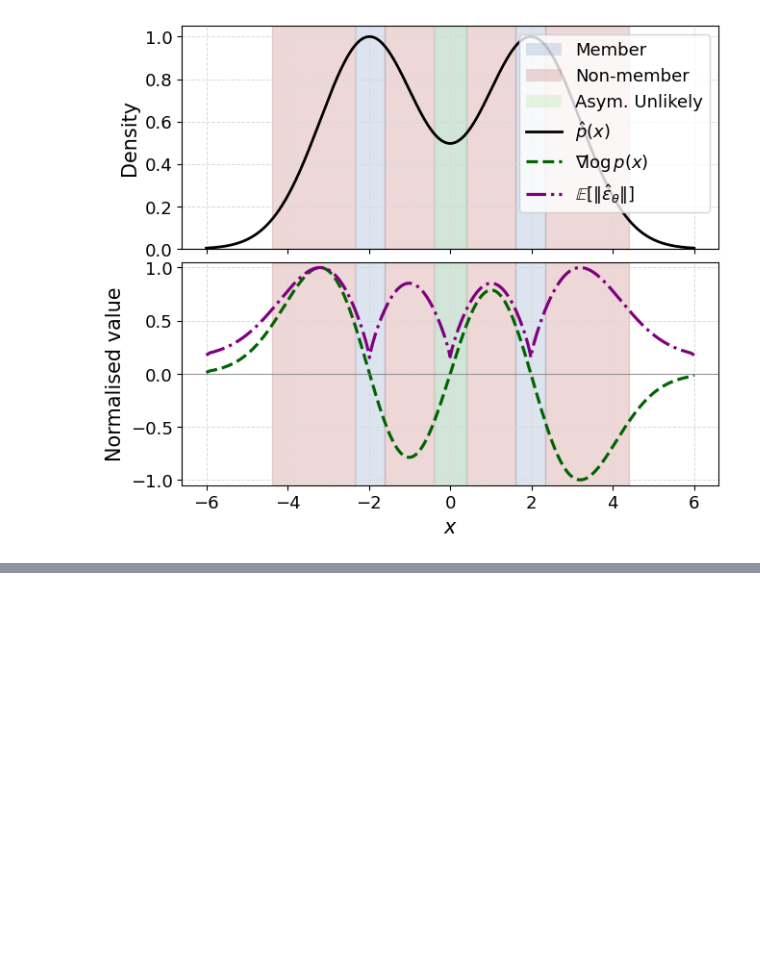
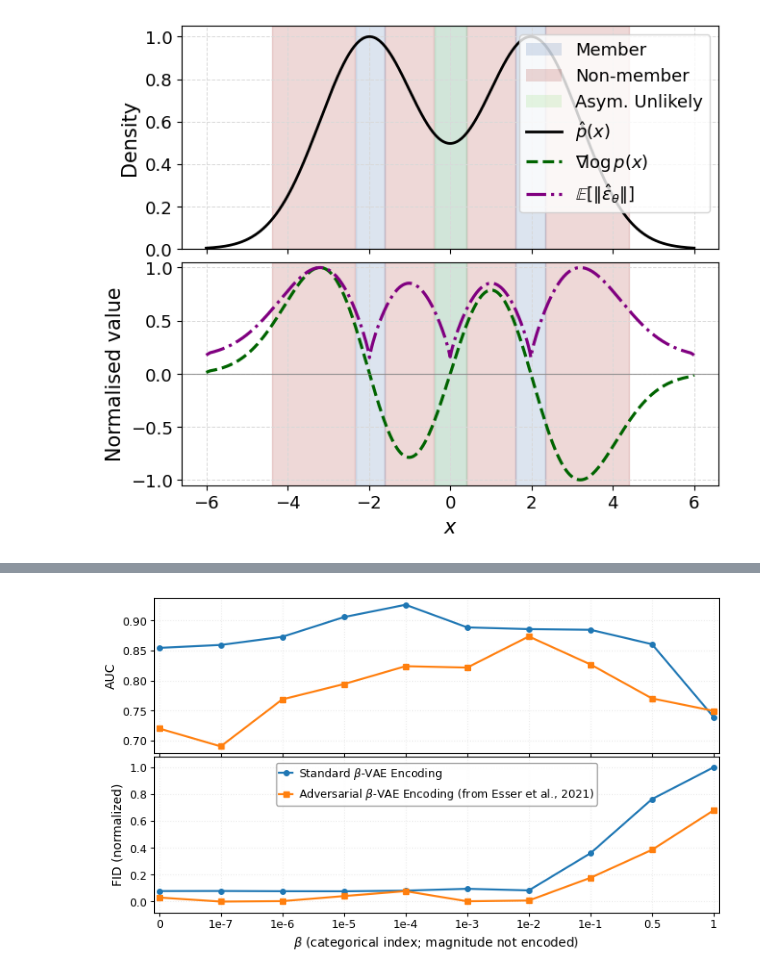
Before and after one commit to mx-ethan-rao/SimA, a Jupyter notebook: notebooks/plots.ipynb, the cells around one changed output, grey strips where cells are left out. Cells and saved outputs as stored; diff of their text form; code cells hidden in the pictures; blank space fills up the shorter version.

```diff
--- a/notebooks/plots.ipynb
+++ b/notebooks/plots.ipynb
@@ -669,0 +814,82 @@ plt.show()
+# %%
+import matplotlib.pyplot as plt
+import numpy as np
+
+# -----------------------------
+# Data
+# -----------------------------
+betas = ["0", "1e-7", "1e-6", "1e-5", "1e-4", "1e-3", "1e-2", "1e-1", "0.5", "1"]
+x = np.arange(1, len(betas) + 1)  # categorical positions 1..10
+
+# AUROC (top)
+auroc_vae =  [0.8545, 0.8594, 0.8729, 0.9057, 0.9262, 0.8886, 0.8857, 0.8846, 0.8606, 0.7394]
+auroc_gan =  [0.7204, 0.6907, 0.7689, 0.7943, 0.8240, 0.8217, 0.8735, 0.8270, 0.7704, 0.7497]
+
+# FID (bottom)
+fid_vae    = [91.0884, 91.1875, 90.8782, 90.7785, 91.6657, 94.0612, 91.9482, 140.5947, 211.5671, 253.1891]
+fid_vaegan = [82.6673, 77.3394, 77.9198, 84.5697, 91.0074, 77.7425, 78.7315, 108.4545, 145.1267, 196.8176]
+
+# Normalize FID to [0,1]
+fid_all = np.array(fid_vae + fid_vaegan)
+fid_min, fid_max = float(fid_all.min()), float(fid_all.max())
+fid_vae_norm    = [(v - fid_min) / (fid_max - fid_min) for v in fid_vae]
+fid_vaegan_norm = [(v - fid_min) / (fid_max - fid_min) for v in fid_vaegan]
+
+# -----------------------------
+# Plotting (compact layout)
+# -----------------------------
+plt.rcParams.update({
+    "figure.figsize": (7.2, 4.2),     # smaller height
+    "axes.grid": True,
+    "grid.linestyle": ":",
+    "grid.alpha": 0.25,
+})
+
+fig, (ax_top, ax_bot) = plt.subplots(
+    2, 1, sharex=True, gridspec_kw={"hspace": 0.02}
+)
+
+# Style tweaks
+for ax in (ax_top, ax_bot):
+    ax.tick_params(axis="both", labelsize=9, pad=2, width=0.8, length=3)
+    for s in ax.spines.values():
+        s.set_linewidth(0.8)
+
+# --- Top: AUROC ---
+line1, = ax_top.plot(x, auroc_vae, marker="o", markersize=4, linewidth=1.6,
+                     label=r"Standard $\beta$-VAE Encoding")
+line2, = ax_top.plot(x, auroc_gan, marker="s", markersize=4, linewidth=1.6,
+                     label=r"Adversarial $\beta$-VAE Encoding (from Esser et al., 2021)")
+ax_top.set_ylabel("AUC", fontsize=10)
+ax_top.set_xticks(x)
+ax_top.set_xticklabels([])
+
+# --- Bottom: Normalized FID ---
+ax_bot.plot(x, fid_vae_norm, marker="o", markersize=4, linewidth=1.6, color=line1.get_color())
+ax_bot.plot(x, fid_vaegan_norm, marker="s", markersize=4, linewidth=1.6, color=line2.get_color())
+ax_bot.set_ylabel("FID (normalized)", fontsize=10)
+ax_bot.set_xlabel(r"$\beta$ (categorical index; magnitude not encoded)", fontsize=10)
+ax_bot.set_xticks(x)
+ax_bot.set_xticklabels(betas)
+
+# Legend in bottom plot (upper center) with a compact box
+leg = ax_bot.legend(
+    handles=[line1, line2],
+    loc="upper center",
+    frameon=True, fancybox=True, framealpha=0.92,
+    facecolor="white", edgecolor="0.6",
+    fontsize=9, borderpad=0.3, handlelength=1.2, handletextpad=0.5,
+    bbox_to_anchor=(0.5, 0.995)   # nudge to very top inside
+)
+
+# Tight margins
+ax_top.margins(x=0.01, y=0.05)
+ax_bot.margins(x=0.01, y=0.08)
+
+# Slight manual squeeze around the figure
+fig.subplots_adjust(left=0.11, right=0.99, top=0.98, bottom=0.14, hspace=0.02)
+
+plt.show()
+fig.savefig("/home/ethanrao/MIA_Diffusion/figures/beta_auroc_fid.pdf", dpi=300, bbox_inches="tight")
+# %% [output]
+[figure, added]
```
Also changed, not shown: parts of 5 cells of this notebook, 5 other files.
